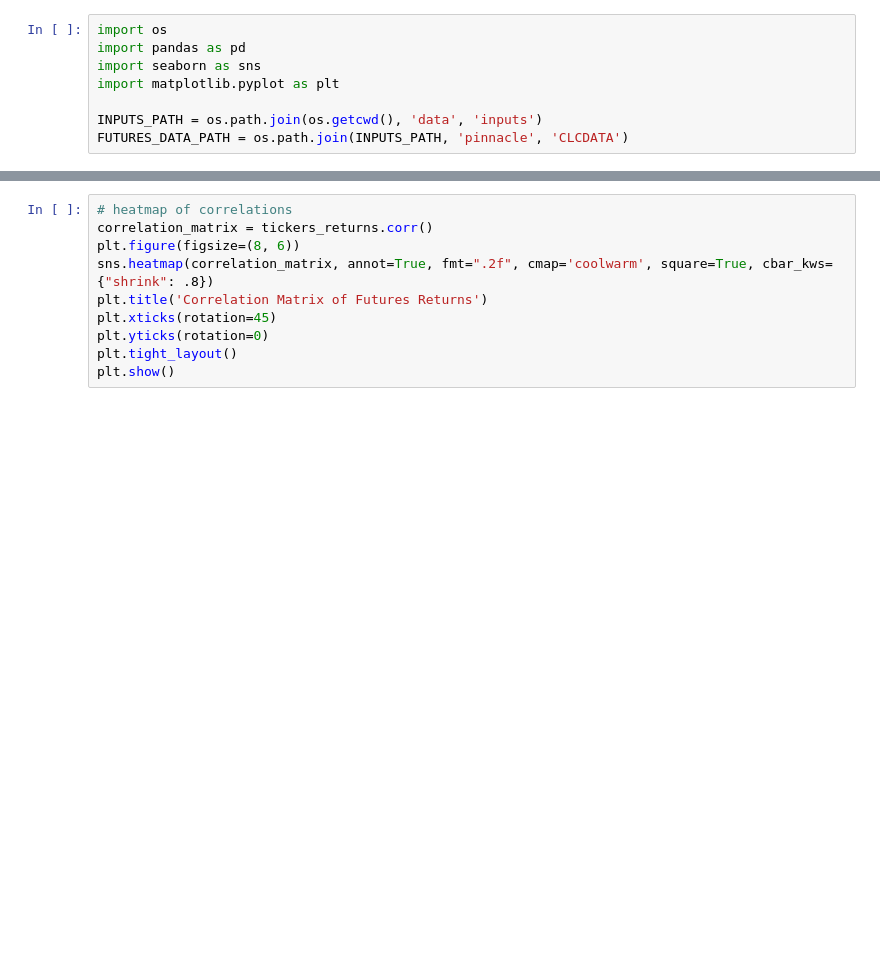
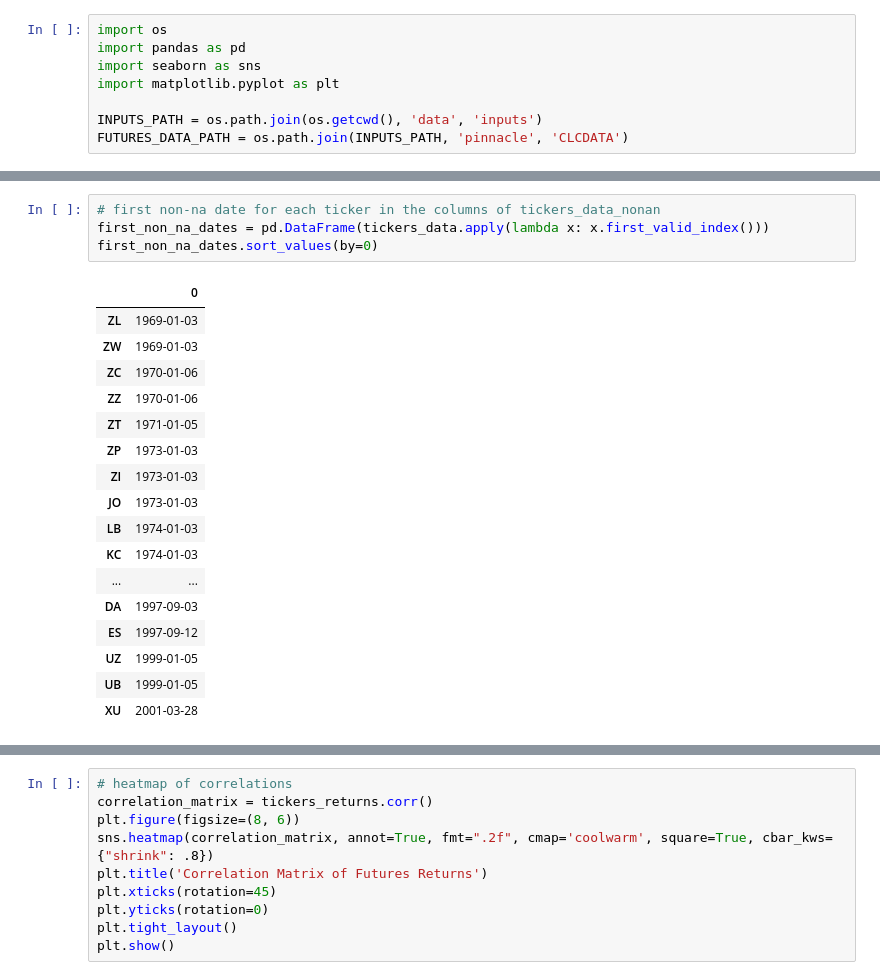
Before and after one commit to dcuoliveira/meta-learning-fin, a Jupyter notebook: src/futures_dataset_toy.ipynb, the cells around one changed output, grey strips where cells are left out. Cells and saved outputs as stored; diff of their text form; blank space fills up the shorter version.

```diff
--- a/src/futures_dataset_toy.ipynb
+++ b/src/futures_dataset_toy.ipynb
@@ -8,0 +121,22 @@ FUTURES_DATA_PATH = os.path.join(INPUTS_PATH, 'pinnacle', 'CLCDATA')
+# %%
+# first non-na date for each ticker in the columns of tickers_data_nonan
+first_non_na_dates = pd.DataFrame(tickers_data.apply(lambda x: x.first_valid_index()))
+first_non_na_dates.sort_values(by=0)
+# %% [output]
+|  | 0 |
+| ZL | 1969-01-03 |
+| ZW | 1969-01-03 |
+| ZC | 1970-01-06 |
+| ZZ | 1970-01-06 |
+| ZT | 1971-01-05 |
+| ZP | 1973-01-03 |
+| ZI | 1973-01-03 |
+| JO | 1973-01-03 |
+| LB | 1974-01-03 |
+| KC | 1974-01-03 |
+| ... | ... |
+| DA | 1997-09-03 |
+| ES | 1997-09-12 |
+| UZ | 1999-01-05 |
+| UB | 1999-01-05 |
+| XU | 2001-03-28 |
```
Also changed, not shown: parts of 11 cells of this notebook, 7 other files.
